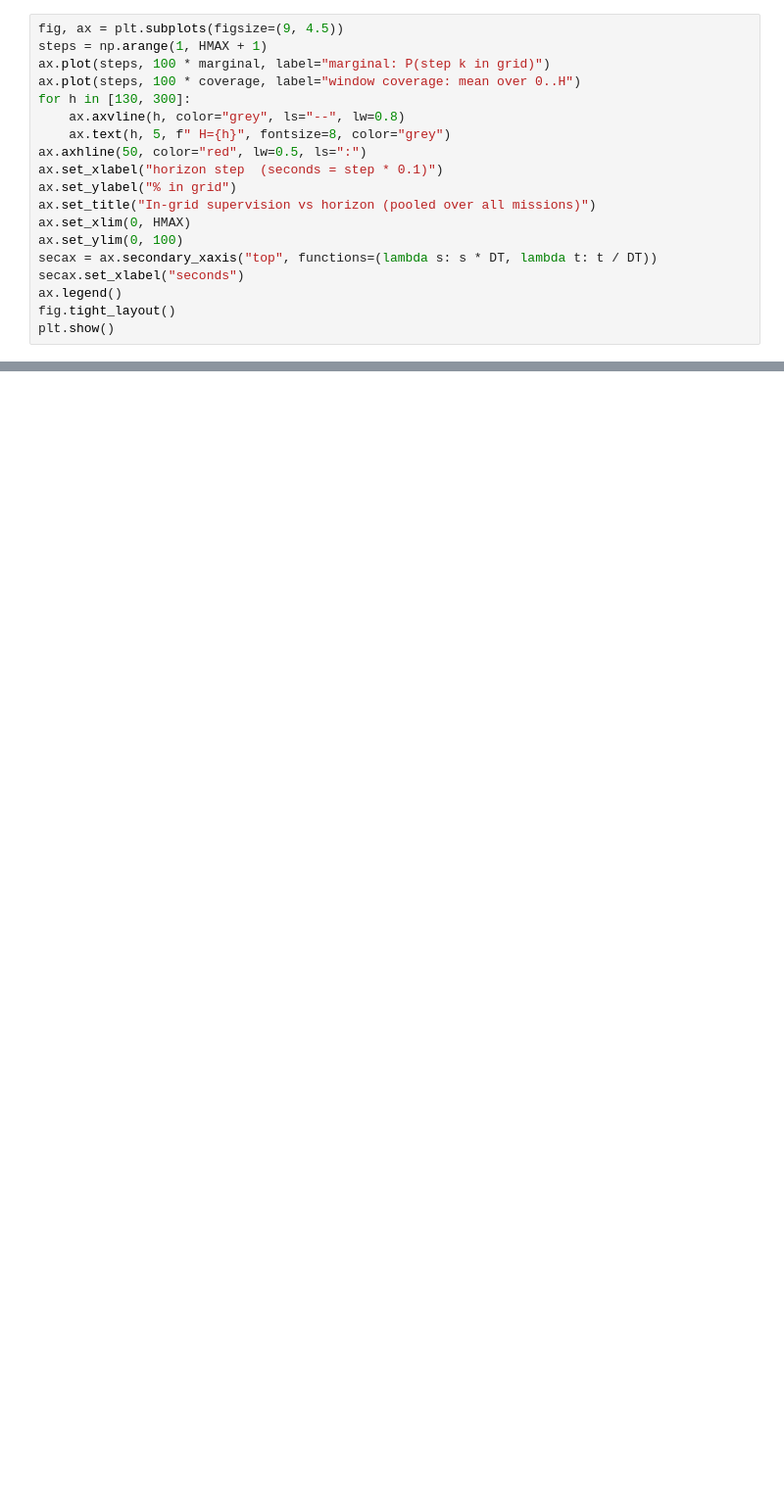
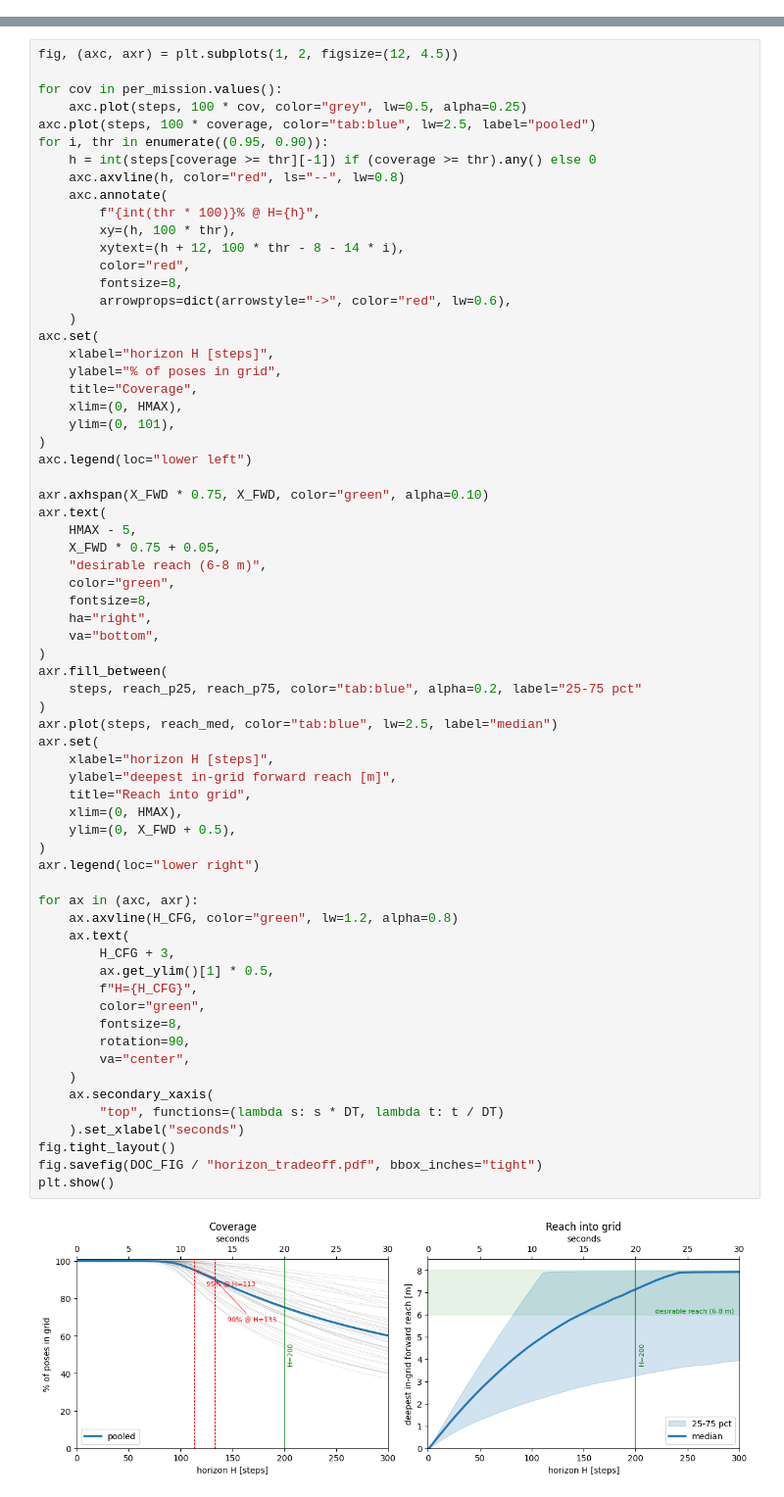
Before and after one commit to LucaMertens/master-thesis-lmertens, a Jupyter notebook: training/traversability_network/notebooks/horizon_grid_coverage.ipynb, the cells around one changed output, grey strips where cells are left out. Shown at 98% size. Cells and saved outputs as stored; diff of their text form; blank space fills up the shorter version.

Commit message:
Horizon choice

```diff
--- a/training/traversability_network/notebooks/horizon_grid_coverage.ipynb
+++ b/training/traversability_network/notebooks/horizon_grid_coverage.ipynb
@@ -135,19 +0,0 @@ used_steps      : window_coverage * H  (effective supervised steps)
-# %%
-fig, ax = plt.subplots(figsize=(9, 4.5))
-steps = np.arange(1, HMAX + 1)
-ax.plot(steps, 100 * marginal, label="marginal: P(step k in grid)")
-ax.plot(steps, 100 * coverage, label="window coverage: mean over 0..H")
-for h in [130, 300]:
-    ax.axvline(h, color="grey", ls="--", lw=0.8)
-    ax.text(h, 5, f" H={h}", fontsize=8, color="grey")
-ax.axhline(50, color="red", lw=0.5, ls=":")
-ax.set_xlabel("horizon step  (seconds = step * 0.1)")
-ax.set_ylabel("% in grid")
-ax.set_title("In-grid supervision vs horizon (pooled over all missions)")
-ax.set_xlim(0, HMAX)
-ax.set_ylim(0, 100)
-secax = ax.secondary_xaxis("top", functions=(lambda s: s * DT, lambda t: t / DT))
-secax.set_xlabel("seconds")
-ax.legend()
-fig.tight_layout()
-plt.show()
@@ -194,0 +116,68 @@ plt.show()
+# %%
+fig, (axc, axr) = plt.subplots(1, 2, figsize=(12, 4.5))
+
+for cov in per_mission.values():
+    axc.plot(steps, 100 * cov, color="grey", lw=0.5, alpha=0.25)
+axc.plot(steps, 100 * coverage, color="tab:blue", lw=2.5, label="pooled")
+for i, thr in enumerate((0.95, 0.90)):
+    h = int(steps[coverage >= thr][-1]) if (coverage >= thr).any() else 0
+    axc.axvline(h, color="red", ls="--", lw=0.8)
+    axc.annotate(
+        f"{int(thr * 100)}% @ H={h}",
+        xy=(h, 100 * thr),
+        xytext=(h + 12, 100 * thr - 8 - 14 * i),
+        color="red",
+        fontsize=8,
+        arrowprops=dict(arrowstyle="->", color="red", lw=0.6),
+    )
+axc.set(
+    xlabel="horizon H [steps]",
+    ylabel="% of poses in grid",
+    title="Coverage",
+    xlim=(0, HMAX),
+    ylim=(0, 101),
+)
+axc.legend(loc="lower left")
+
+axr.axhspan(X_FWD * 0.75, X_FWD, color="green", alpha=0.10)
+axr.text(
+    HMAX - 5,
+    X_FWD * 0.75 + 0.05,
+    "desirable reach (6-8 m)",
+    color="green",
+    fontsize=8,
+    ha="right",
+    va="bottom",
+)
+axr.fill_between(
+    steps, reach_p25, reach_p75, color="tab:blue", alpha=0.2, label="25-75 pct"
+)
+axr.plot(steps, reach_med, color="tab:blue", lw=2.5, label="median")
+axr.set(
+    xlabel="horizon H [steps]",
+    ylabel="deepest in-grid forward reach [m]",
+    title="Reach into grid",
+    xlim=(0, HMAX),
+    ylim=(0, X_FWD + 0.5),
+)
+axr.legend(loc="lower right")
+
+for ax in (axc, axr):
+    ax.axvline(H_CFG, color="green", lw=1.2, alpha=0.8)
+    ax.text(
+        H_CFG + 3,
+        ax.get_ylim()[1] * 0.5,
+        f"H={H_CFG}",
+        color="green",
+        fontsize=8,
+        rotation=90,
+        va="center",
+    )
+    ax.secondary_xaxis(
+        "top", functions=(lambda s: s * DT, lambda t: t / DT)
+    ).set_xlabel("seconds")
+fig.tight_layout()
+fig.savefig(DOC_FIG / "horizon_tradeoff.pdf", bbox_inches="tight")
+plt.show()
+# %% [output]
+[figure, added]
```
Also changed, not shown: parts of 12 cells of this notebook, 4 other files.
